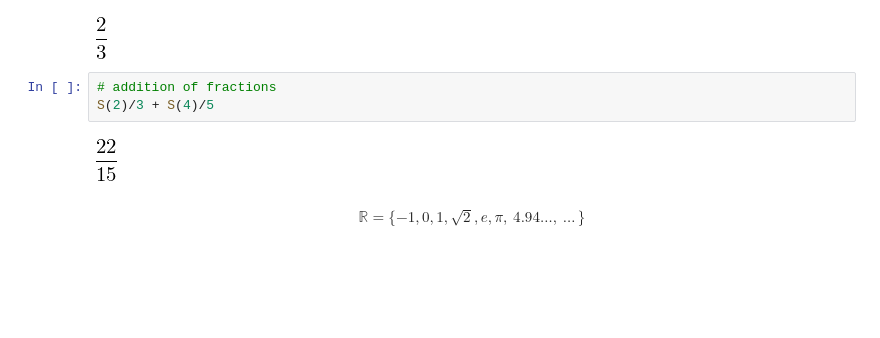
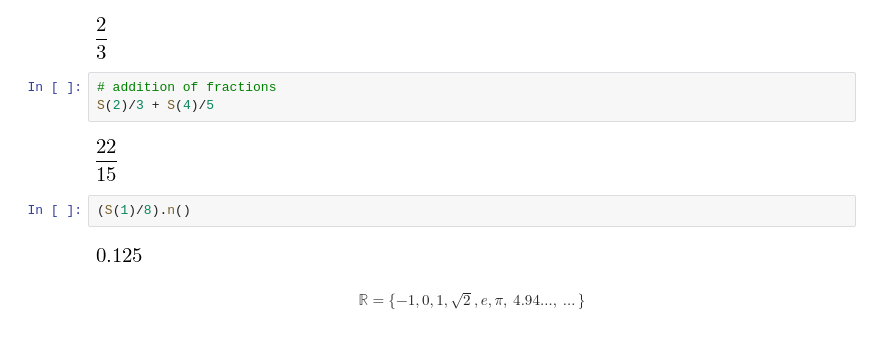
Before and after one commit to minireference/basicmath, a Jupyter notebook: Notebooks/Numbers.ipynb, the cells around one changed output. Saved outputs shown, nothing was run; the diff lists cells and outputs as text; blank space fills up the shorter version.

```diff
--- a/Notebooks/Numbers.ipynb
+++ b/Notebooks/Numbers.ipynb
@@ -42,6 +42,10 @@ S(2)/3
 S(2)/3 + S(4)/5
 # %% [output]
 [figure]
+# %%
+(S(1)/8).n()
+# %% [output]
+[figure, added]
 # %% [markdown]
 $$\mathbb{R} = \{-1,0,1, \sqrt{2}, e,\pi, \  4.94\ldots, \ \ldots \, \}$$
 # %% [markdown]
```
Also changed, not shown: parts of 11 cells of this notebook.
